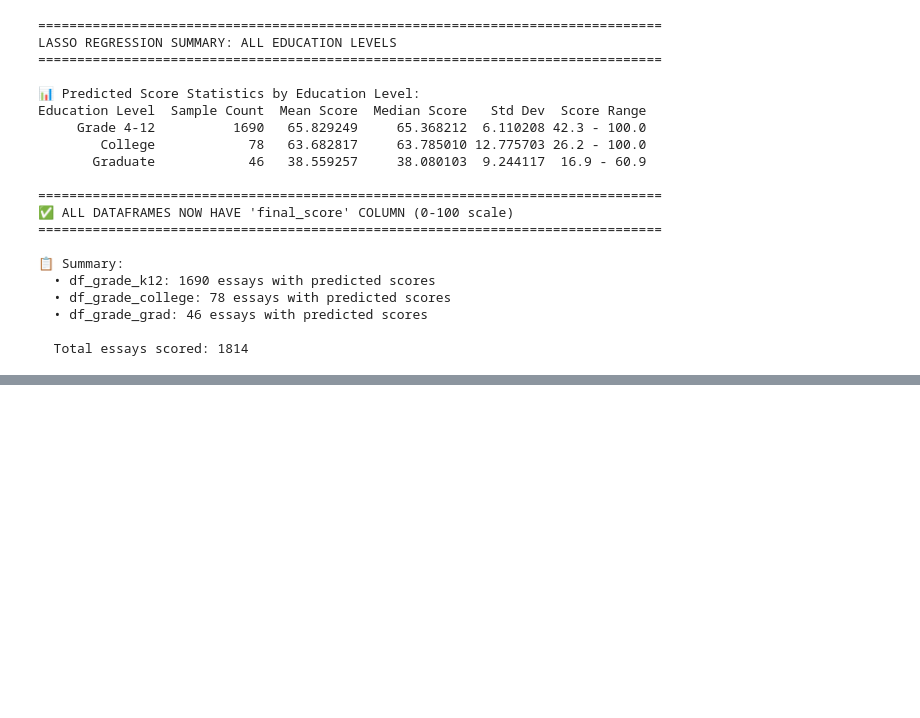
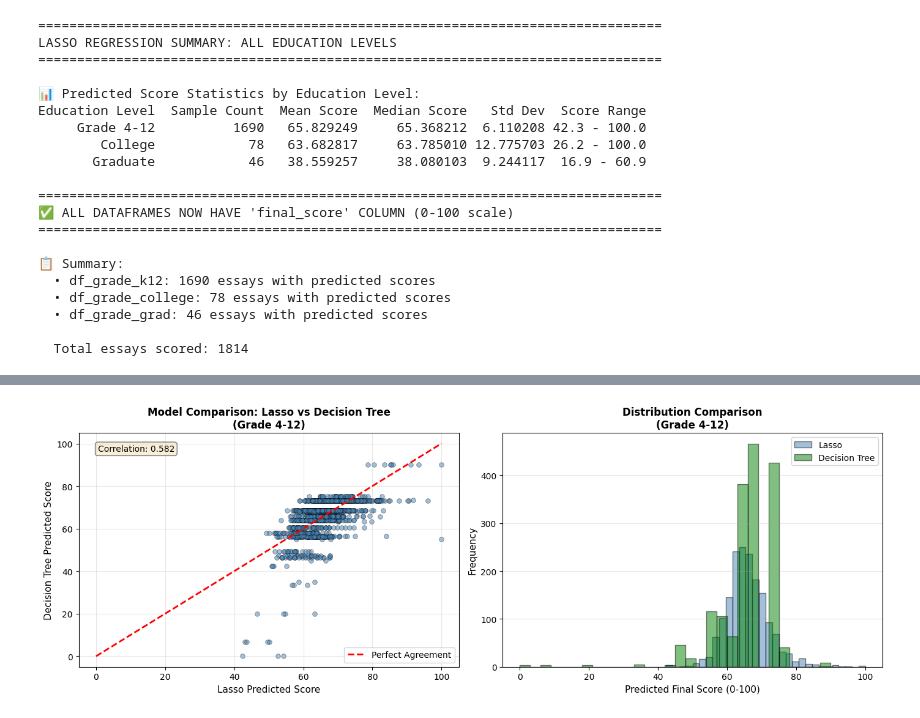
Before and after one commit to sazzeb/grading-system, a Jupyter notebook: project_check.ipynb, the cells around one changed output, grey strips where cells are left out. Cells and saved outputs as stored; diff of their text form; code cells hidden in the pictures; blank space fills up the shorter version.

```diff
--- a/project_check.ipynb
+++ b/project_check.ipynb
@@ -2361,0 +2509,35 @@ df_grade_grad
+# %%
+# Visualize Decision Tree predictions for Grade 4-12
+fig, axes = plt.subplots(1, 2, figsize=(14, 5))
+
+# Plot 1: Scatter plot comparing Lasso vs Decision Tree
+ax1 = axes[0]
+ax1.scatter(df_grade_k12['final_score'], df_grade_k12['final_score_dt'],
+            alpha=0.5, s=30, color='steelblue', edgecolor='k', linewidth=0.5)
+ax1.plot([0, 100], [0, 100], 'r--', lw=2, label='Perfect Agreement')
+ax1.set_xlabel('Lasso Predicted Score', fontsize=11)
+ax1.set_ylabel('Decision Tree Predicted Score', fontsize=11)
+ax1.set_title('Model Comparison: Lasso vs Decision Tree\n(Grade 4-12)', fontsize=12, fontweight='bold')
+ax1.legend()
+ax1.grid(alpha=0.3)
+corr_models = df_grade_k12['final_score'].corr(df_grade_k12['final_score_dt'])
+ax1.text(0.05, 0.95, f'Correlation: {corr_models:.3f}', transform=ax1.transAxes,
+         fontsize=10, verticalalignment='top', bbox=dict(boxstyle='round', facecolor='wheat', alpha=0.5))
+
+# Plot 2: Distribution comparison
+ax2 = axes[1]
+ax2.hist(df_grade_k12['final_score'], bins=30, alpha=0.5, color='steelblue',
+         edgecolor='black', label='Lasso')
+ax2.hist(df_grade_k12['final_score_dt'], bins=30, alpha=0.5, color='green',
+         edgecolor='black', label='Decision Tree')
+ax2.set_xlabel('Predicted Final Score (0-100)', fontsize=11)
+ax2.set_ylabel('Frequency', fontsize=11)
+ax2.set_title('Distribution Comparison\n(Grade 4-12)', fontsize=12, fontweight='bold')
+ax2.legend()
+ax2.grid(alpha=0.3, axis='y')
+
+plt.tight_layout()
+plt.savefig('dt_grade_k12_predictions.png', dpi=300, bbox_inches='tight')
+plt.show()
+# %% [output]
+[figure, added]
```
Also changed, not shown: parts of 25 cells of this notebook, 3 other files.
